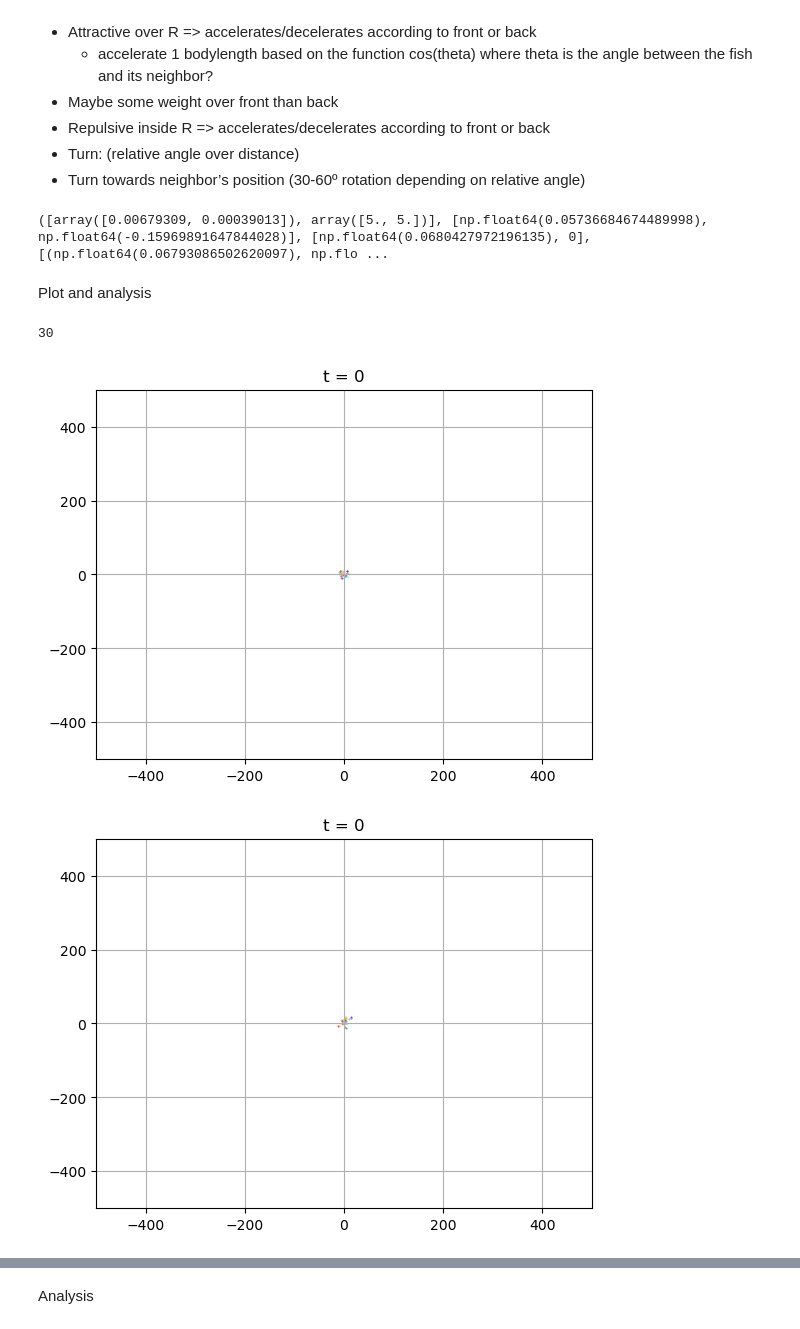
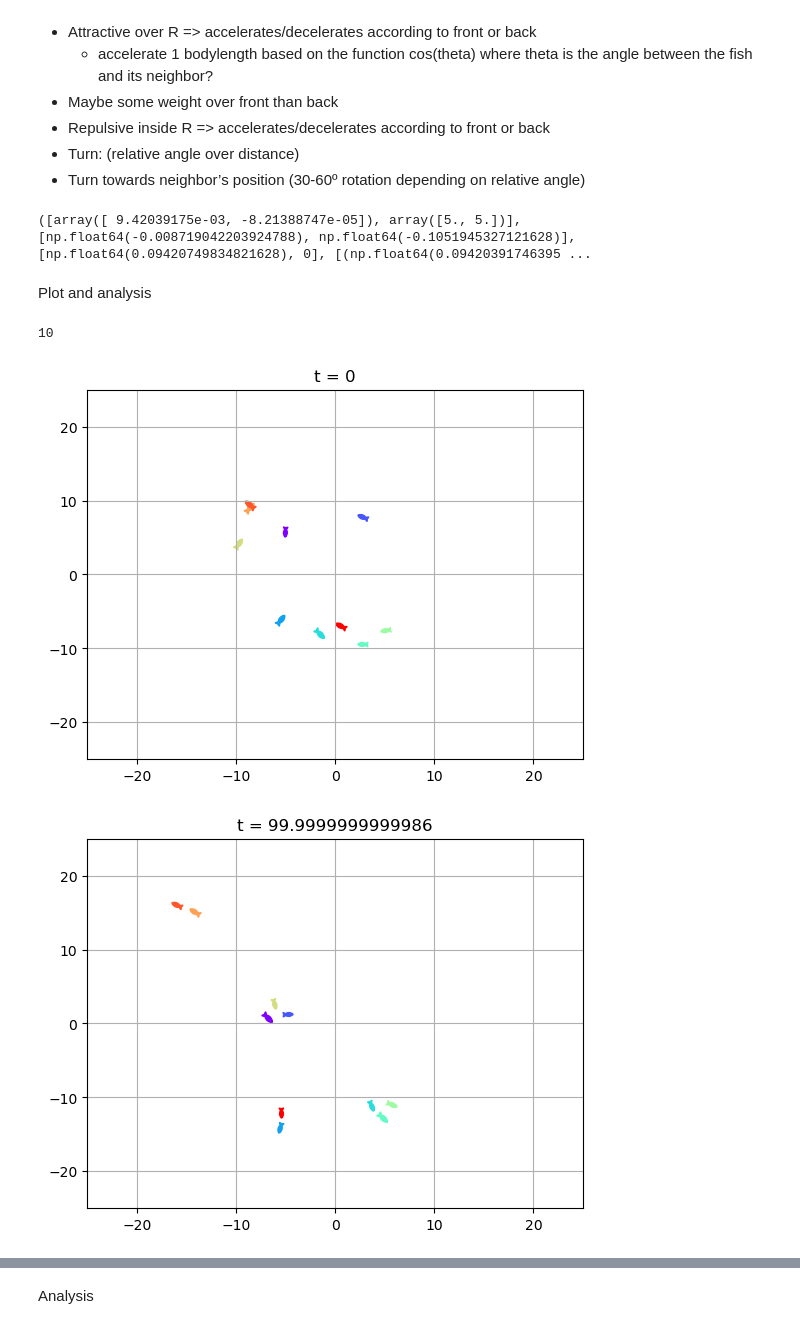
Before and after one commit to Bobomoto/PHYS250-Final-Project, a Jupyter notebook: Finalproject.ipynb, the cells around one changed output, grey strips where cells are left out. Drawn from its saved outputs; the diff is of its cells as text; code cells hidden in the pictures.

```diff
--- a/Finalproject.ipynb
+++ b/Finalproject.ipynb
@@ -125,11 +135,17 @@ def findangletowall(myorientation, mycoord, arenasize):
 Test
 # %%
 #test
+poolsize = 10
+N = 1
+motcoords, radmotangles, motvelmag, motvel = initialize(N,poolsize/2)
+
 xcoords, ycoords = zip(*motcoords)
+
+degmotangles = np.rad2deg(radmotangles)
 
 fig, ax = plt.subplots()
 # scaling follows s = 160000/x^2 where x is the width of the coordinate
-for i in np.arange(N):
+for i in np.arange(len(motcoords)):
     rotfmarker = fmarker.transformed(mpl.transforms.Affine2D().rotate_deg(degmotangles[i]))
     ax.scatter(xcoords[i],ycoords[i], marker = rotfmarker, s = 160000/poolsize**2)
 
@@ -139,8 +155,10 @@ ax.grid()
 plt.plot()
 
 print(motcoords)
-print(radmotangles)
+print(degmotangles)
 
 for i in np.arange(N):
-    print(findangletoneighbor(radmotangles[0], motcoords[0], motcoords[i]))
+    # print(findangletoneighbor(radmotangles[0], motcoords[0], motcoords[i]))
+    print(finddistancetonearestwall(motcoords[0], poolsize/2))
+    print(findangletowall(radmotangles[0],motcoords[0],poolsize/2))
 # %% [output]
@@ -197,8 +215,6 @@ def updatefish(positions,radorientations,speeds,velocity, arenasize = 100, time
                 speeds[i] = speeds[i]*np.exp(-t/vdecay) - motacc*t
             else:
                 speeds[i] = speeds[i]*np.exp(-t/vdecay)
-        if speeds[i] <= 0:
-            speeds[i] = 0 #speed cannot be less than 0, fish cannot swim backwards
 
         #orientation rule 1, turn towards nearest neighbor
         if neighdist > 2: #radpersecond
@@ -211,8 +227,14 @@ def updatefish(positions,radorientations,speeds,velocity, arenasize = 100, time
         elif neighdist < 2: #radpersecond
             radorientations[i] = radorientations[i] -  dwdt*t
 
-        #add repulsive force towards wall
+        # #add repulsive force towards wall
+        # xwalldist, ywalldist = finddistancetonearestwall(copypositions[i], maxcoord)
+        # xwalldot, ywalldot = findangletowall(radorientations[i], copypositions[i], maxcoord)
+        # if xwalldist < 2:
 
+        #speed cannot be less than 0, fish cannot swim backwards
+        if speeds[i] <= 0:
+            speeds[i] = 0
 
         #update velocity
         velocity[i] = (speeds[i]*np.cos(radorientations[i]),speeds[i]*np.sin(radorientations[i]))
@@ -231,6 +253,6 @@ radfish = [0, 0]
 
 print(updatefish(fishpos,radfish,spd,motvel))
 # %% [output]
-([array([0.00679309, 0.00039013]), array([5., 5.])], [np.float64(0.05736684674489998), np.float64(-0.15969891647844028)], [np.float64(0.0680427972196135), 0], [(np.float64(0.06793086502620097), np.flo ...
+([array([ 9.42039175e-03, -8.21388747e-05]), array([5., 5.])], [np.float64(-0.008719042203924788), np.float64(-0.1051945327121628)], [np.float64(0.09420749834821628), 0], [(np.float64(0.09420391746395 ...
 # %% [markdown]
 Plot and analysis
@@ -278,27 +279,27 @@ def plot(coords, radorientations, arenasize, title = '', fishmarker = fmarker):
     ax.grid()
     plt.plot()
 # %%
-numiterations = 2000
-poolsize = 1000 #80 is the length of each side
-numfish = 30
+numiterations = 1000
+poolsize = 100 #80 is the length of each side
+numfish = 10
 inittime = 0
 
 positionarray = []
 
 pos, motorientations, motspeeds, motvelocity = initialize(numfish,-10,10)
-plot(pos,motorientations,poolsize, 't = 0')
+plot(pos,motorientations,poolsize/2, 't = 0')
 
 for i in np.arange(numiterations):
-    pos, motorientations, motspeeds, motvelocity, time = updatefish(pos, motorientations, motspeeds, motvelocity, inittime)
+    pos, motorientations, motspeeds, motvelocity, inittime = updatefish(pos, motorientations, motspeeds, motvelocity, time = inittime)
     positionarray.append(copy.deepcopy(pos))
 
-plot(pos,motorientations,poolsize, f't = {inittime}')
+plot(pos,motorientations,poolsize/2, f't = {inittime}')
 
 print(len(motvelocity))
 # %% [output]
-30
+10
-[figure, old version]
+[figure, new version]
-[figure, old version]
+[figure, new version]
 # %%
 fig, ax = plt.subplots()
 
```
Also changed, not shown: parts of 5 cells of this notebook.
